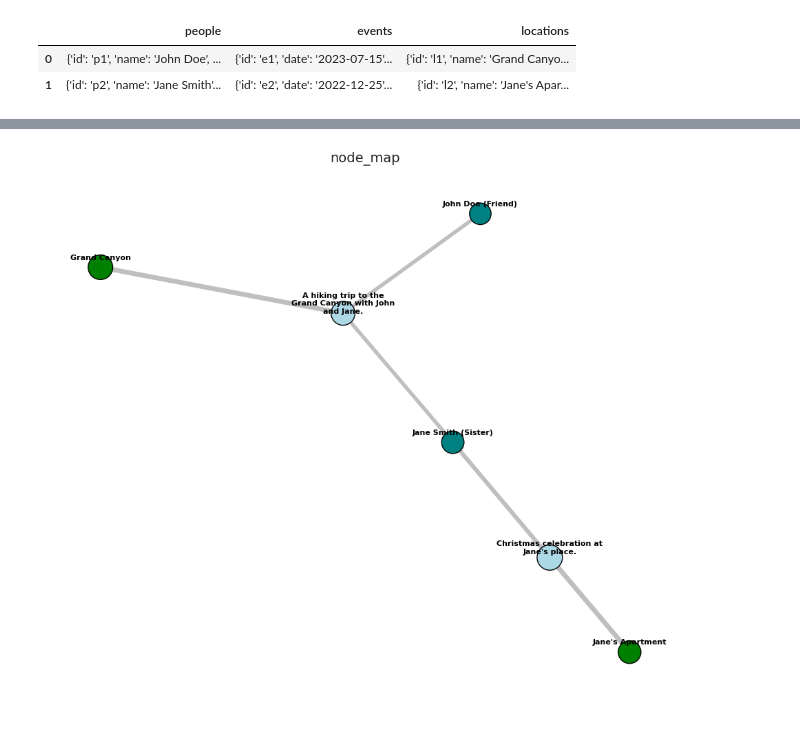
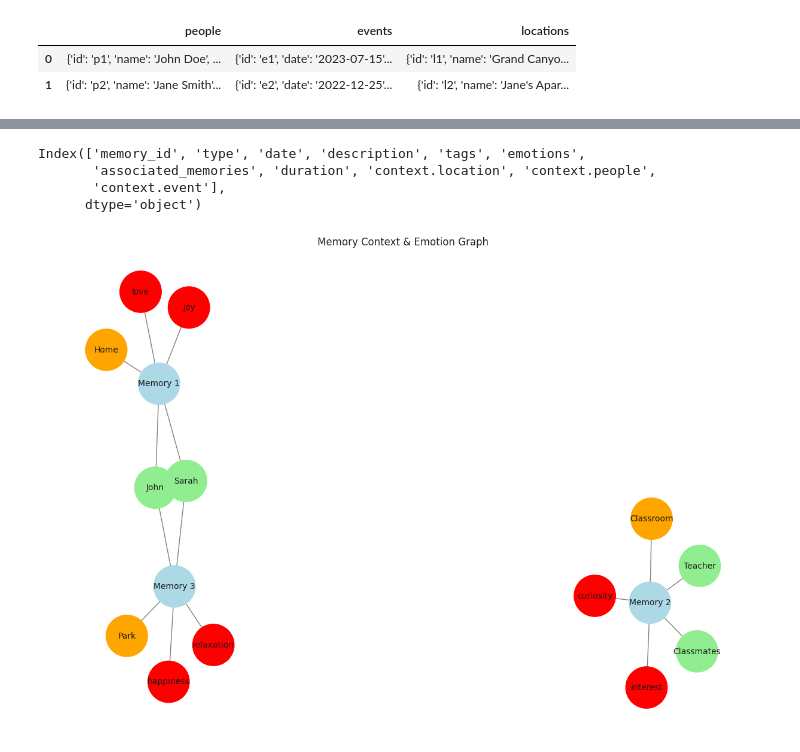
Before and after one commit to kanepickrell/memory-bridge, a Jupyter notebook: memory_bridge.ipynb, the cells around one changed output, grey strips where cells are left out. Cells and saved outputs as stored; diff of their text form; code cells hidden in the pictures.

```diff
--- a/memory_bridge.ipynb
+++ b/memory_bridge.ipynb
@@ -119,14 +47,38 @@ for _, row in df_merged.iterrows():
-# %%
-pos = nx.spring_layout(G, seed=63)
-edge_weights = [G[u][v]['weight'] for u, v in G.edges()]
-plt.figure(figsize=(12, 10))
-nx.draw_networkx_edges(G, pos, width=edge_weights, alpha=0.5, edge_color="grey")
-nx.draw_networkx_nodes(G, pos, node_size=[node_sizes[n] for n in G.nodes()],
-                       node_color=[node_colors[n] for n in G.nodes()], edgecolors="black")
-label_pos = {k: (v[0], v[1] + 0.04) for k, v in pos.items()}
-nx.draw_networkx_labels(G, label_pos, font_size=8, font_color="black", font_weight="bold")
-plt.title("node_map", fontsize=14)
-plt.axis("off")
-plt.show()
-# %% [output]
-[figure, removed]
+# %%
+df_normalized.columns
+# %% [output]
+Index(['memory_id', 'type', 'date', 'description', 'tags', 'emotions',
+       'associated_memories', 'duration', 'context.location', 'context.people',
+       'context.event'],
+      dtype='object')
+# %%
+G2 = nx.Graph()
+
+# add memory nodes
+for _, row in df_normalized.iterrows():
+    G2.add_node(f"Memory {row['memory_id']}", label=row['description'], color="lightblue")
+
+# adding context nodes (location, people, emotions)
+for _, row in df_normalized.iterrows():
+    for person in row['context.people']:
+        G2.add_node(person, color="lightgreen")
+        G2.add_edge(f"Memory {row['memory_id']}", person)
+
+    G2.add_node(row['context.location'], color="orange")
+    G2.add_edge(f"Memory {row['memory_id']}", row['context.location'])
+
+    ## event node may not make final cut
+    for emotion in row['emotions']:
+        G2.add_node(emotion, color="red")
+        G2.add_edge(f"Memory {row['memory_id']}", emotion)
+
+# visualize
+plt.figure(figsize=(12, 8))
+pos = nx.spring_layout(G2)
+node_colors = [G2.nodes[n].get("color", "gray") for n in G2.nodes]
+nx.draw(G2, pos, with_labels=True, node_color=node_colors, edge_color="gray", node_size=2500, font_size=10)
+
+plt.title("Memory Context & Emotion Graph")
+plt.show()
+# %% [output]
+[figure, added]
```
Also changed, not shown: parts of 16 cells of this notebook, 30 other files.
